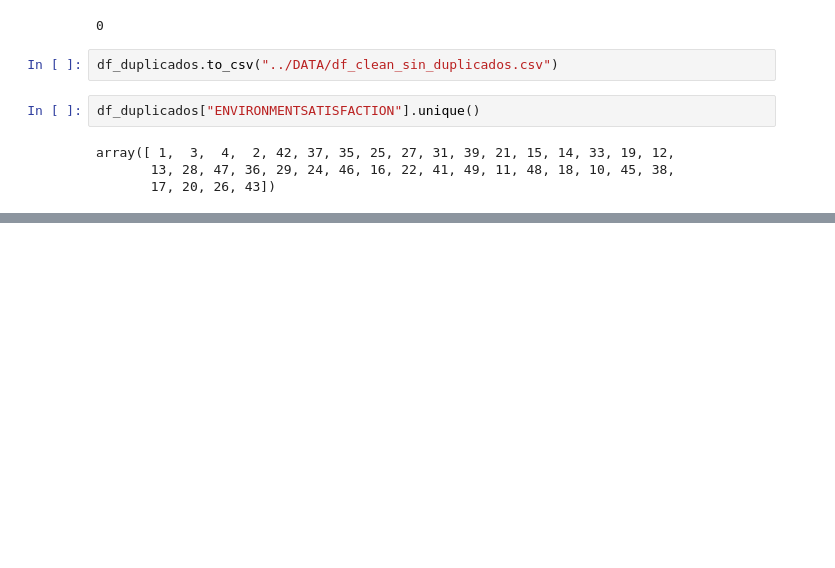
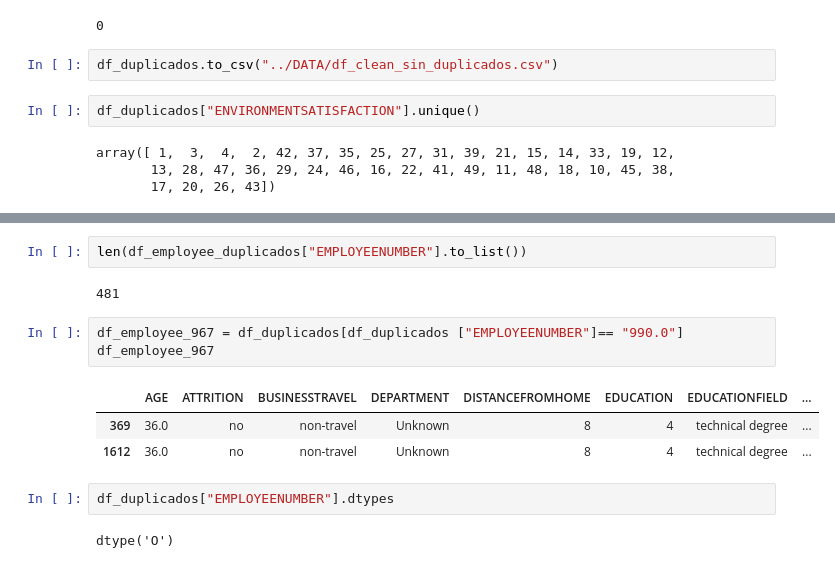
Before and after one commit to rebeca-enma/proyecto-da-promo-G-modulo-3-team-4, a Jupyter notebook: NOTEBOOK/Gestion_duplicados.ipynb, the cells around one changed output, grey strips where cells are left out. Drawn from its saved outputs; the diff is of its cells as text; blank space fills up the shorter version.

```diff
--- a/NOTEBOOK/Gestion_duplicados.ipynb
+++ b/NOTEBOOK/Gestion_duplicados.ipynb
@@ -43,0 +124,15 @@ array([ 1,  3,  4,  2, 42, 37, 35, 25, 27, 31, 39, 21, 15, 14, 33, 19, 12,
+# %%
+len(df_employee_duplicados["EMPLOYEENUMBER"].to_list())
+# %% [output]
+481
+# %%
+df_employee_967 = df_duplicados[df_duplicados ["EMPLOYEENUMBER"]== "990.0"]
+df_employee_967
+# %% [output]
+|  | AGE | ATTRITION | BUSINESSTRAVEL | DEPARTMENT | DISTANCEFROMHOME | EDUCATION | EDUCATIONFIELD | ... |
+| 369 | 36.0 | no | non-travel | Unknown | 8 | 4 | technical degree | ... |
+| 1612 | 36.0 | no | non-travel | Unknown | 8 | 4 | technical degree | ... |
+# %%
+df_duplicados["EMPLOYEENUMBER"].dtypes
+# %% [output]
+dtype('O')
```
Also changed, not shown: parts of 7 cells of this notebook, 4 other files.
